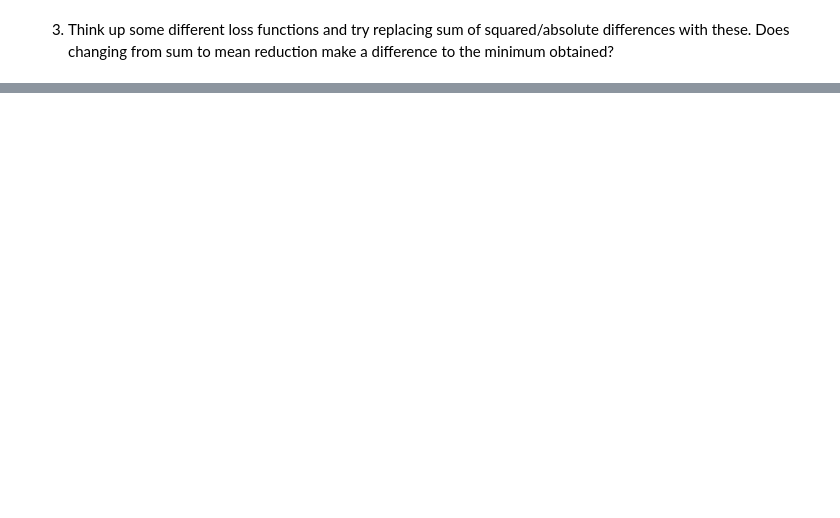
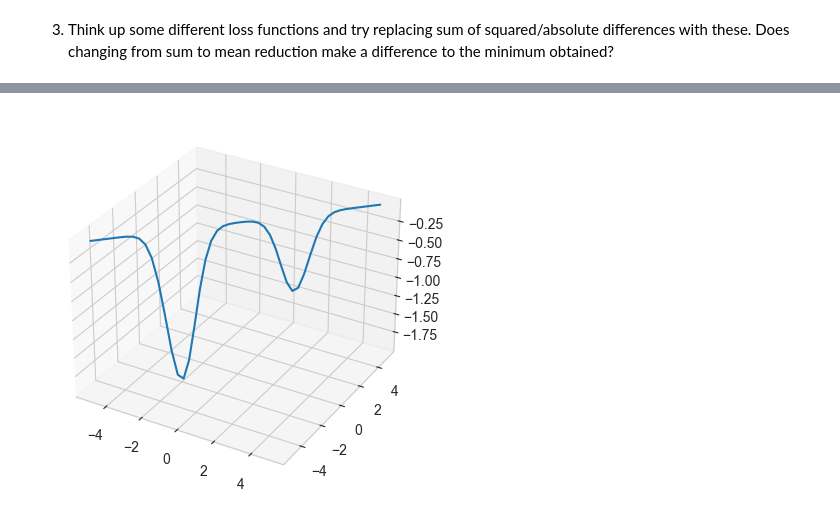
Before and after one commit to dont-text-me/INT3-work, a Jupyter notebook: week-1/PADL_practical-0.ipynb, the cells around one changed output, grey strips where cells are left out. Saved outputs shown, nothing was run; the diff lists cells and outputs as text; code cells hidden in the pictures; blank space fills up the shorter version.

```diff
--- a/week-1/PADL_practical-0.ipynb
+++ b/week-1/PADL_practical-0.ipynb
@@ -461,0 +479,22 @@ Actual mean: 0.5609989653054763
+# %%
+import seaborn as sns
+
+
+def smooth_2d_function(x, y):
+    z = -(
+        torch.exp(-((x - 2) ** 2) - (y - 2) ** 2)
+        + 2 * torch.exp(-((x + 2) ** 2) - (y + 2) ** 2)
+    )
+    return z
+
+
+x = torch.from_numpy(np.linspace(-5, 5))
+y = torch.from_numpy(np.linspace(-5, 5))
+z = smooth_2d_function(x, y)
+sns.set_style("whitegrid")
+
+fig = plt.figure()
+ax = plt.axes(projection="3d")
+ax.plot(x, y, z)
+# %% [output]
+[figure, added]
```
Also changed, not shown: parts of 16 cells of this notebook, 5 other files.
